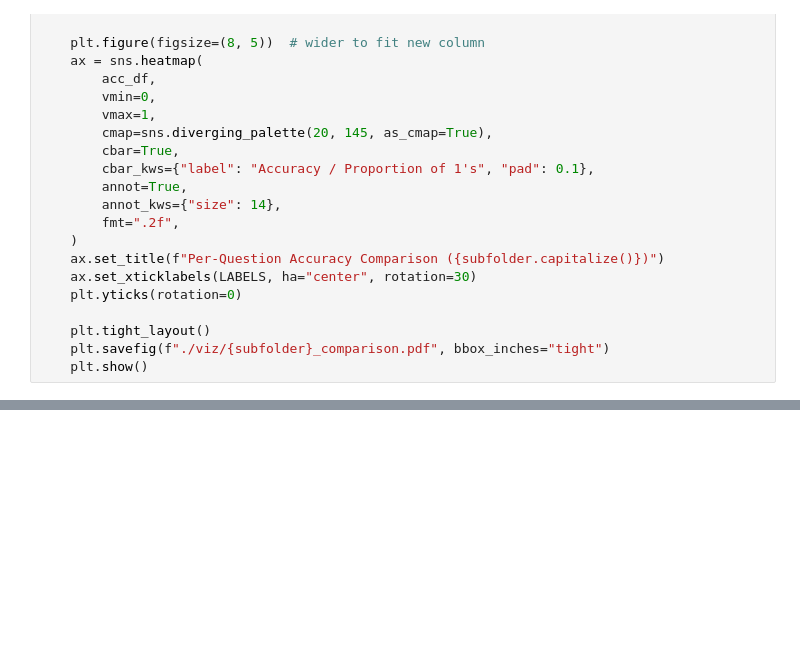
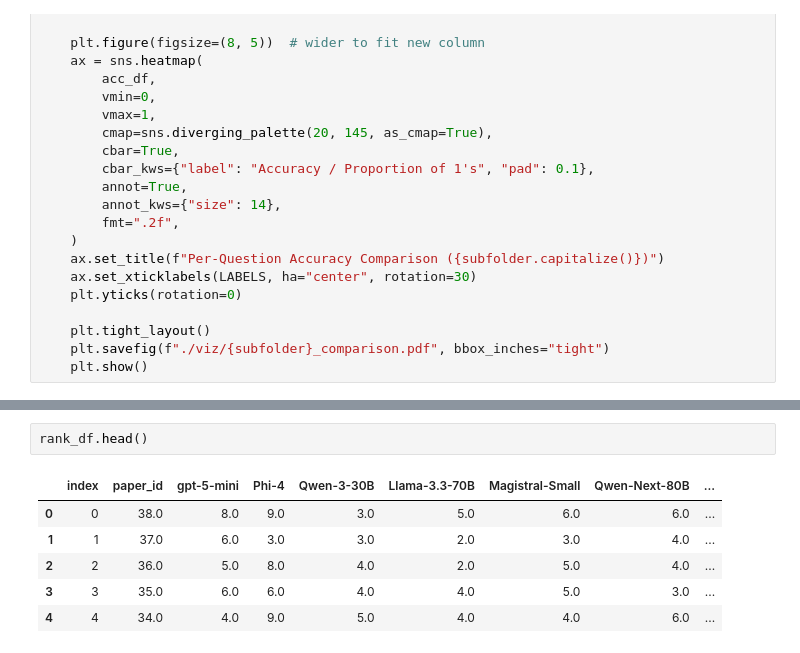
Before and after one commit to timovdk/grolts-llm, a Jupyter notebook: eval/per_case_study_comparison.ipynb, the cells around one changed output, grey strips where cells are left out. Drawn from its saved outputs; the diff is of its cells as text; blank space fills up the shorter version.

```diff
--- a/eval/per_case_study_comparison.ipynb
+++ b/eval/per_case_study_comparison.ipynb
@@ -336,0 +613,9 @@ for subfolder in SUBFOLDERS:
+# %%
+rank_df.head()
+# %% [output]
+|  | index | paper_id | gpt-5-mini | Phi-4 | Qwen-3-30B | Llama-3.3-70B | Magistral-Small | Qwen-Next-80B | ... |
+| 0 | 0 | 38.0 | 8.0 | 9.0 | 3.0 | 5.0 | 6.0 | 6.0 | ... |
+| 1 | 1 | 37.0 | 6.0 | 3.0 | 3.0 | 2.0 | 3.0 | 4.0 | ... |
+| 2 | 2 | 36.0 | 5.0 | 8.0 | 4.0 | 2.0 | 5.0 | 4.0 | ... |
+| 3 | 3 | 35.0 | 6.0 | 6.0 | 4.0 | 4.0 | 5.0 | 3.0 | ... |
+| 4 | 4 | 34.0 | 4.0 | 9.0 | 5.0 | 4.0 | 4.0 | 6.0 | ... |
```
Also changed, not shown: parts of 8 cells of this notebook, 6 other files.
